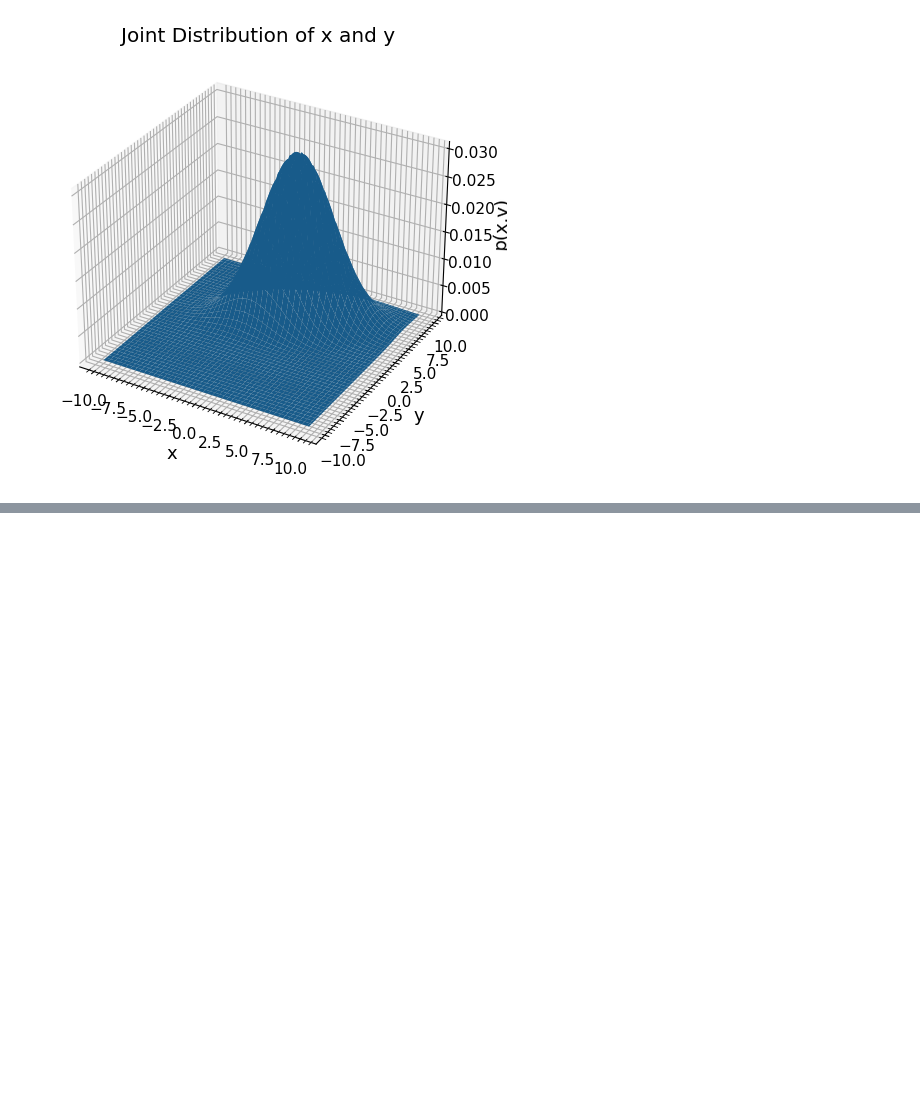
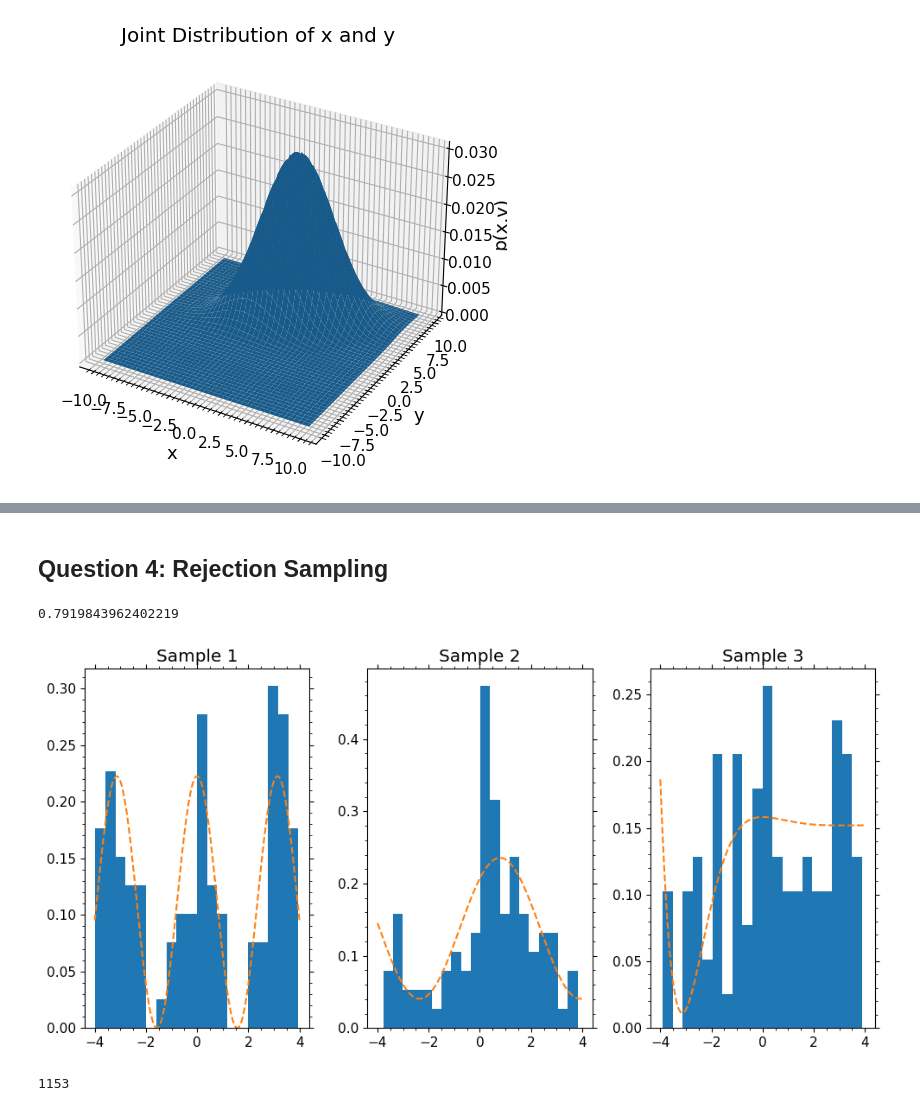
Before and after one commit to james-hughes1/mphildis-coursework, a Jupyter notebook: principles-of-data-science/Examples2.ipynb, the cells around one changed output, grey strips where cells are left out. Saved outputs shown, nothing was run; the diff lists cells and outputs as text; code cells hidden in the pictures; blank space fills up the shorter version.

```diff
--- a/principles-of-data-science/Examples2.ipynb
+++ b/principles-of-data-science/Examples2.ipynb
@@ -101,0 +121,6 @@ ax[1,2] = plt.plot(X1, Z3)
+# %% [markdown]
+## Question 4: Rejection Sampling
+# %%
+np.random.uniform(0,1)
+# %% [output]
+0.7919843962402219
@@ -101,0 +148,32 @@ ax[1,2] = plt.plot(X1, Z3)
+# %%
+fig = plt.figure(figsize=(10, 5))
+grid = gs.GridSpec(1, 3)
+
+W = np.linspace(-4,4,201)
+
+f1 = lambda x: np.cos(x)**2
+f2 = lambda x: np.sin(x)+np.cos(x)+2
+f3 = lambda x: (np.sin(x)+np.cos(x)) / (np.exp(x)) + 25
+
+pdf1 = lambda x: f1(x) / integ.quad(f1, -4, 4)[0]
+pdf2 = lambda x: f2(x) / integ.quad(f2, -4, 4)[0]
+pdf3 = lambda x: f3(x) / integ.quad(f3, -4, 4)[0]
+
+ax1 = plt.subplot(grid[0,0])
+ax1.hist(rej_sample(pdf1, 100, (-4,4))[0], bins=20, density=True)
+ax1.plot(W, pdf1(W), linestyle="--")
+ax1.set(title="Sample 1")
+
+ax2 = plt.subplot(grid[0,1])
+ax2.hist(rej_sample(pdf2, 100, (-4,4))[0], bins=20, density=True)
+ax2.plot(W, pdf2(W), linestyle="--")
+ax2.set(title="Sample 2")
+
+ax3 = plt.subplot(grid[0,2])
+ax3.hist(rej_sample(pdf3, 100, (-4,4))[0], bins=20, density=True)
+ax3.plot(W, pdf3(W), linestyle="--")
+ax3.set(title="Sample 3")
+
+plt.show()
+# %% [output]
+[figure, added]
@@ -101,0 +182,4 @@ ax[1,2] = plt.plot(X1, Z3)
+# %%
+jobs
+# %% [output]
+1153
```
Also changed, not shown: parts of 19 cells of this notebook, 4 other files.
